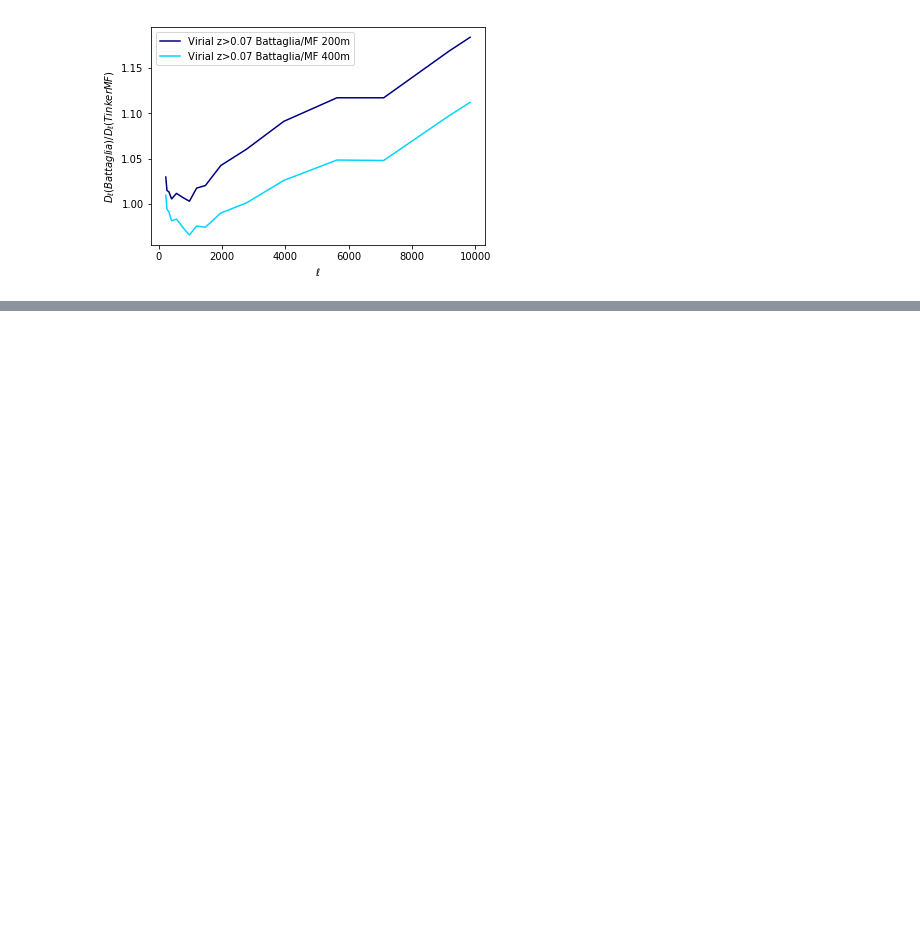
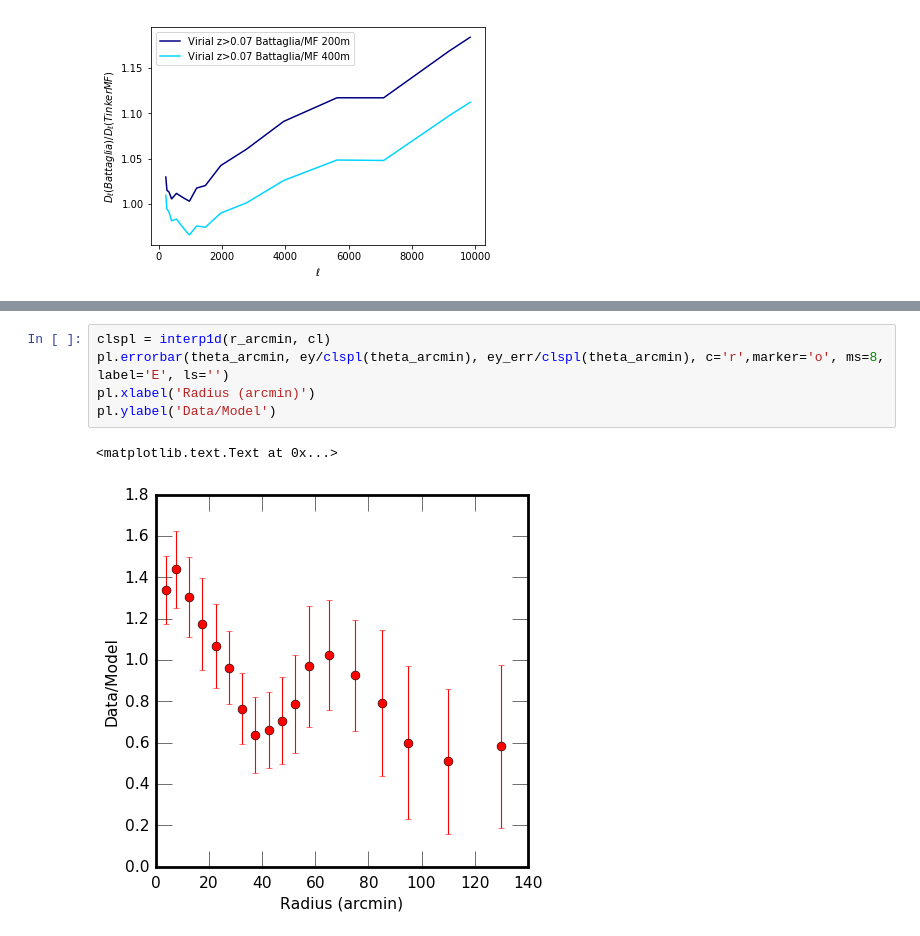
Before and after one commit to vvinuv/HaloModel, a Jupyter notebook: plotting_scripts/make_plots.ipynb, the cells around one changed output, grey strips where cells are left out. Saved outputs shown, nothing was run; the diff lists cells and outputs as text; blank space fills up the shorter version.

```diff
--- a/plotting_scripts/make_plots.ipynb
+++ b/plotting_scripts/make_plots.ipynb
@@ -121,0 +203,8 @@ pl.legend(loc=0)
+# %%
+clspl = interp1d(r_arcmin, cl)
+pl.errorbar(theta_arcmin, ey/clspl(theta_arcmin), ey_err/clspl(theta_arcmin), c='r',marker='o', ms=8, label='E', ls='')
+pl.xlabel('Radius (arcmin)')
+pl.ylabel('Data/Model')
+# %% [output]
+<matplotlib.text.Text at 0x...>
+[figure, added]
```
Also changed, not shown: parts of 17 cells of this notebook, 2 other files.
